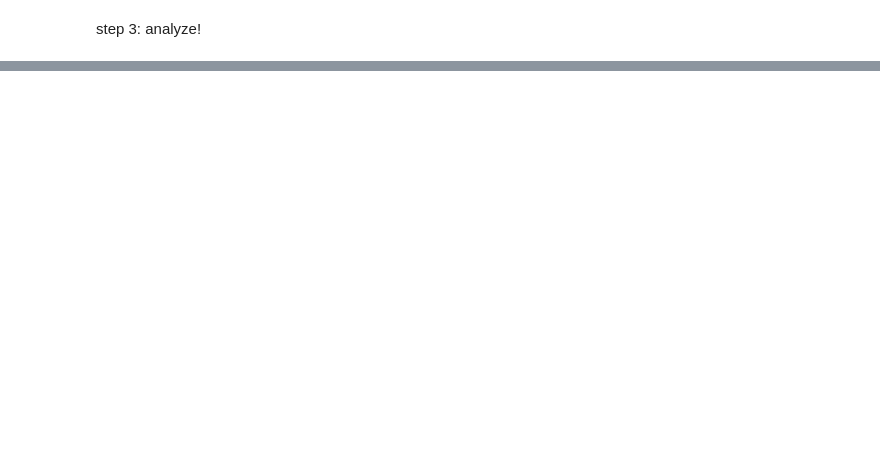
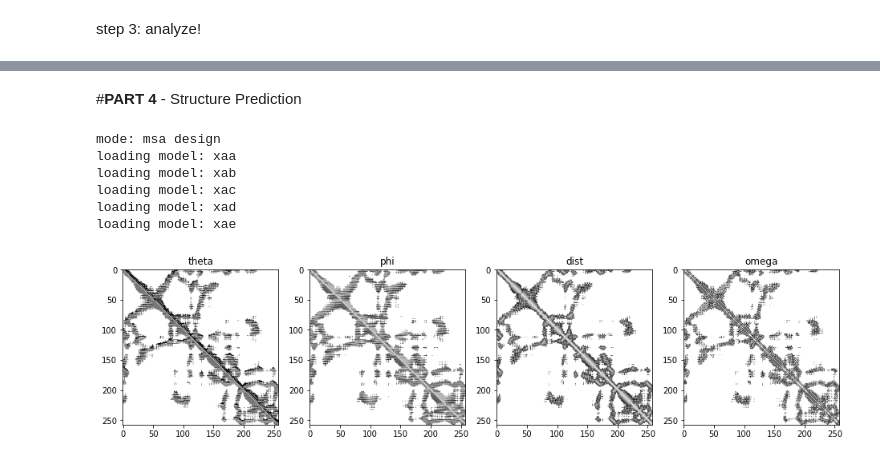
Before and after one commit to gjoni/trDesign, a Jupyter notebook: 02-GD/notebooks/TrDesign_GD_demo.ipynb, the cells around one changed output, grey strips where cells are left out. Cells and saved outputs as stored; diff of their text form; code cells hidden in the pictures; blank space fills up the shorter version.

```diff
--- a/02-GD/notebooks/TrDesign_GD_demo.ipynb
+++ b/02-GD/notebooks/TrDesign_GD_demo.ipynb
@@ -301,0 +335,2 @@ HTML(animate(design,do_ic=True))
+# %% [markdown]
+#**PART 4** - Structure Prediction
@@ -301,0 +340,18 @@ HTML(animate(design,do_ic=True))
+# %%
+headers, sequences = parse_fasta("P0A8I3.fas")
+msa = mk_msa(sequences)[...,:20]
+# %%
+model = mk_design_model(msa_design=True, n_models=5, serial=True, lid=[0,0], uid=[0.8,100.0])
+# %% [output]
+mode: msa design
+loading model: xaa
+loading model: xab
+loading model: xac
+loading model: xad
+loading model: xae
+# %%
+pred = model.predict(inputs={"I":msa[None]})
+# %%
+plot_feat(pred["feat"])
+# %% [output]
+[figure, added]
```
Also changed, not shown: parts of 50 cells of this notebook.
